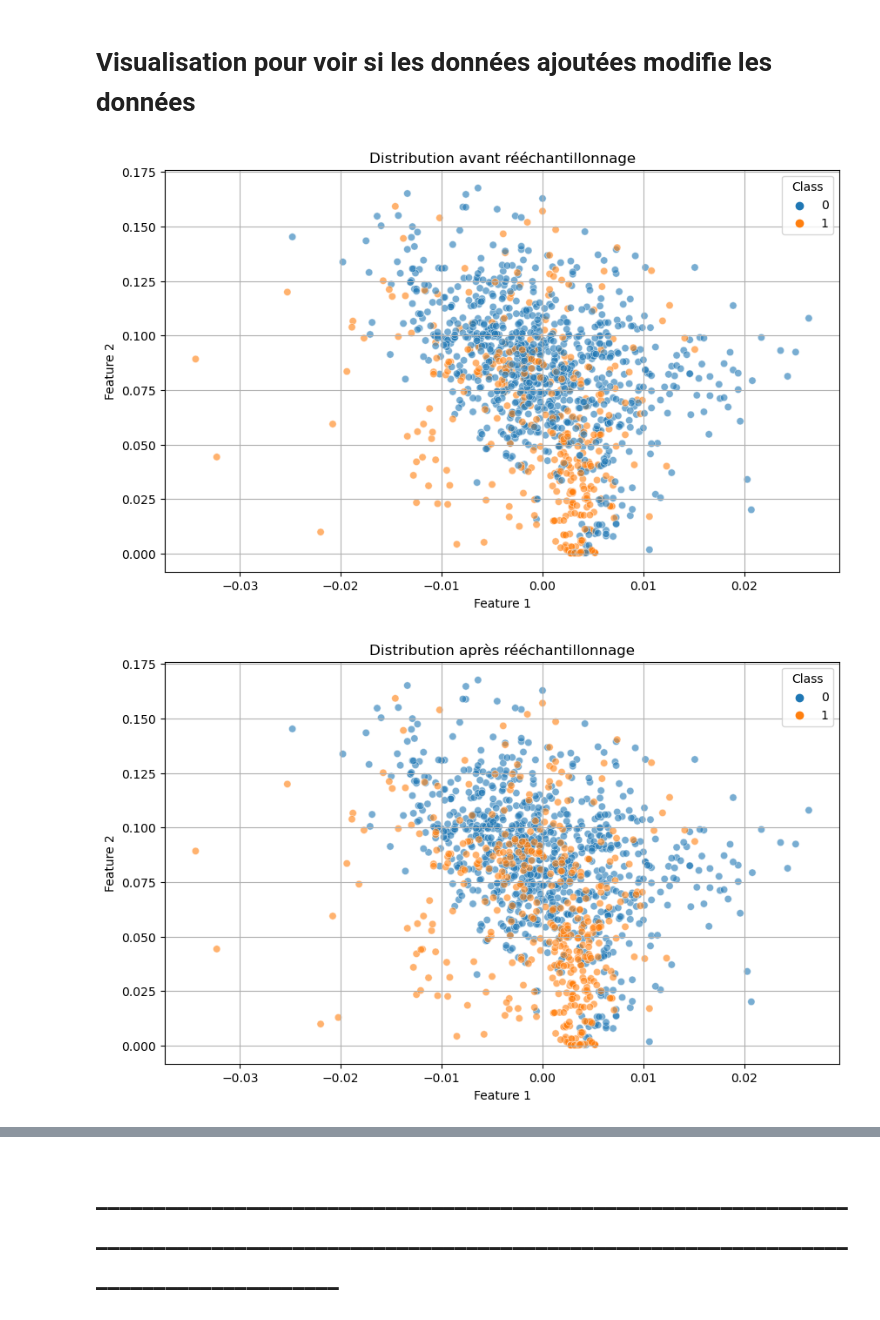
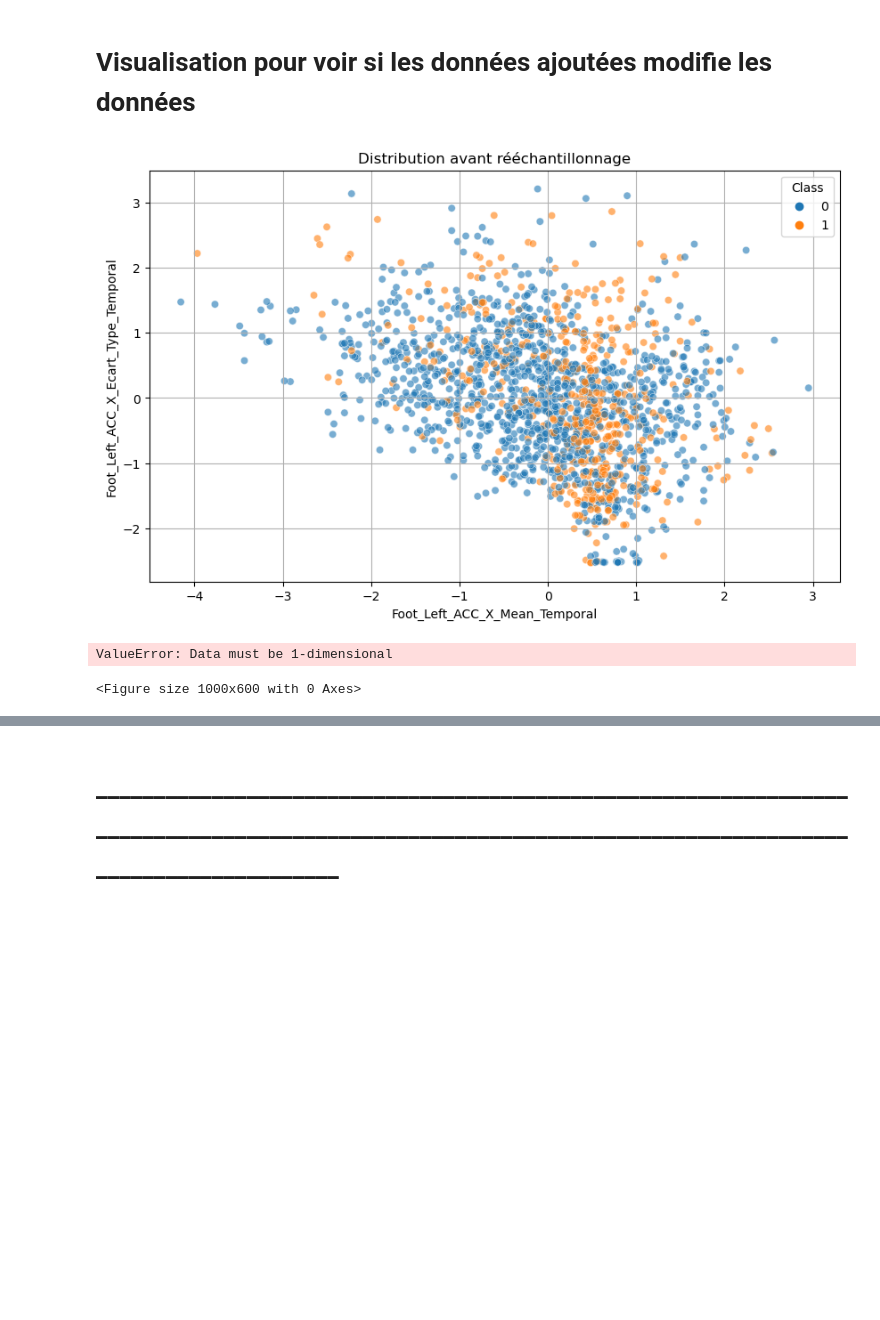
Before and after one commit to Anthoplc/Detect-FOG, a Jupyter notebook: code/relief_f.ipynb, the cells around one changed output, grey strips where cells are left out. Drawn from its saved outputs; the diff is of its cells as text; code cells hidden in the pictures; blank space fills up the shorter version.

```diff
--- a/code/relief_f.ipynb
+++ b/code/relief_f.ipynb
@@ -23,5 +140,7 @@ from sklearn.metrics import make_scorer, accuracy_score
 # %% [markdown]
 # VC pour créer des données FOG et enlever des données NOFOG avec SMOTE et Random (condition ON et OFF par patient)
+# %%
+data = pd.read_csv("C:/Users/antho/Documents/MEMOIRE_M2/c3d_audeline/ON_OFF_all_features/A_P_1956-02-21_ON_ON_all_extraction_features.csv")
 # %%
 import os
 import pandas as pd
@@ -123,9 +914,18 @@ print("Les meilleures combinaisons ont été sauvegardées avec succès.")
 # %%
 from imblearn.under_sampling import RandomUnderSampler
 from imblearn.over_sampling import SMOTE, BorderlineSMOTE
+import os
+import pandas as pd
+from sklearn.preprocessing import StandardScaler
+from sklearn.model_selection import train_test_split, StratifiedKFold, cross_val_score
+from sklearn.tree import DecisionTreeClassifier
+from imblearn.pipeline import Pipeline
+from imblearn.over_sampling import SMOTE
+from imblearn.under_sampling import RandomUnderSampler
+from numpy import mean
 
 
-def apply_resampling_pipeline(filepath):
+def resampling_and_observation_distribution(filepath):
     data = pd.read_csv(filepath)
     data_filtered = data.dropna(axis=1)
     data_filtered = data_filtered[data_filtered['label'] != 'transitionNoFog']
@@ -143,8 +943,8 @@ def apply_resampling_pipeline(filepath):
     #     # Configure the resampling pipeline
     print("Applying resampling pipeline...")
     final_pipeline = Pipeline([
-        ('smote', BorderlineSMOTE(sampling_strategy=0.9, random_state=42)),
-        ('under_sampler', RandomUnderSampler(sampling_strategy=1, random_state=42))
+        ('smote', BorderlineSMOTE(sampling_strategy=1, random_state=42))
+        # ('under_sampler', RandomUnderSampler(sampling_strategy=1, random_state=42))
     ])
 
     # Appliquer RandomUnderSampler à vos données
@@ -155,10 +955,10 @@ def apply_resampling_pipeline(filepath):
     print(y_resampled.value_counts())
 
     print("Finished processing:", filepath)
-    return X_resampled.reset_index(drop=True), y_resampled.reset_index(drop=True), X_test.reset_index(drop=True), y_test.reset_index(drop=True)
+    return X_train.reset_index(drop=True), y_train.reset_index(drop=True),X_resampled.reset_index(drop=True), y_resampled.reset_index(drop=True), X_test.reset_index(drop=True), y_test.reset_index(drop=True)
 
 # Example usage
-file_path = "C:/Users/antho/Documents/MEMOIRE_M2/c3d_audeline/ON_OFF_all_features/R_J_1961-10-0802RJ_ON_ON_all_extraction_features.csv"
-X_train, y_train, X_test, y_test = apply_resampling_pipeline(file_path)
+file_path = "C:/Users/antho/Documents/MEMOIRE_M2/c3d_audeline/ON_OFF_all_features/P_P_1963-04-01_ON_ON_all_extraction_features.csv"
+X_train_initial, y_train_initial, X_resampled, y_resampled, X_test, y_test = resampling_and_observation_distribution(file_path)
 # %% [output]
 Distribution before resampling:
@@ -322,24 +1277,37 @@ Données de test sauvegardées : C:/Users/antho/Documents/MEMOIRE_M2/c3d_audelin
 # %%
 # Fonction pour créer un nuage de points
 import matplotlib.pyplot as plt
 import seaborn as sns
 
+
+X_resampled = pd.read_csv('C:/Users/antho/Documents/MEMOIRE_M2/c3d_audeline/ON_OFF_all_features_final/train/X_train_P_P_1963-04-01_OFF_OFF_all_extraction_features.csv')
+y_resampled = pd.read_csv('C:/Users/antho/Documents/MEMOIRE_M2/c3d_audeline/ON_OFF_all_features_final/train/y_train_P_P_1963-04-01_OFF_OFF_all_extraction_features.csv')
+
+
+
+
+# X_test = pd.read_csv('C:/Users/antho/Documents/MEMOIRE_M2/c3d_audeline/ON_OFF_all_features_final/test/X_test_P_P_1963-04-01_OFF_OFF_all_extraction_features.csv')
+# y_test = pd.read_csv('C:/Users/antho/Documents/MEMOIRE_M2/c3d_audeline/ON_OFF_all_features_final/test/y_test_P_P_1963-04-01_OFF_OFF_all_extraction_features.csv')
+
+
+
 def plot_data(X, y, title):
     plt.figure(figsize=(10, 6))
-    sns.scatterplot(x=X[:, 0], y=X[:, 1], hue=y, alpha=0.6)
+    sns.scatterplot(x=X.iloc[:, 0], y=X.iloc[:, 1], hue=y, alpha=0.6)
     plt.title(title)
-    plt.xlabel('Feature 1')
-    plt.ylabel('Feature 2')
+    plt.xlabel(X.columns[0])
+    plt.ylabel(X.columns[1])
     plt.legend(title='Class')
     plt.grid(True)
     plt.show()
 
 # Choisissez les deux premières caractéristiques pour la visualisation si vous avez plus de deux dimensions
-plot_data(X_train_avant_resample.iloc[:, :2].values, y_train_avant_resample, "Distribution avant rééchantillonnage")
-plot_data(X_resampled.iloc[:, :2].values, y_resampled, "Distribution après rééchantillonnage")
+plot_data(X_train_initial.iloc[:, :2], y_train_initial, "Distribution avant rééchantillonnage")
+plot_data(X_resampled.iloc[:, :2], y_resampled, "Distribution après rééchantillonnage")
 # %% [output]
-[figure, old version]
+[figure, new version]
-[figure, removed]
+ValueError: Data must be 1-dimensional
+<Figure size 1000x600 with 0 Axes>
 # %%
 import matplotlib.pyplot as plt
 import seaborn as sns
```
Also changed, not shown: parts of 40 cells of this notebook, 14 other files.
